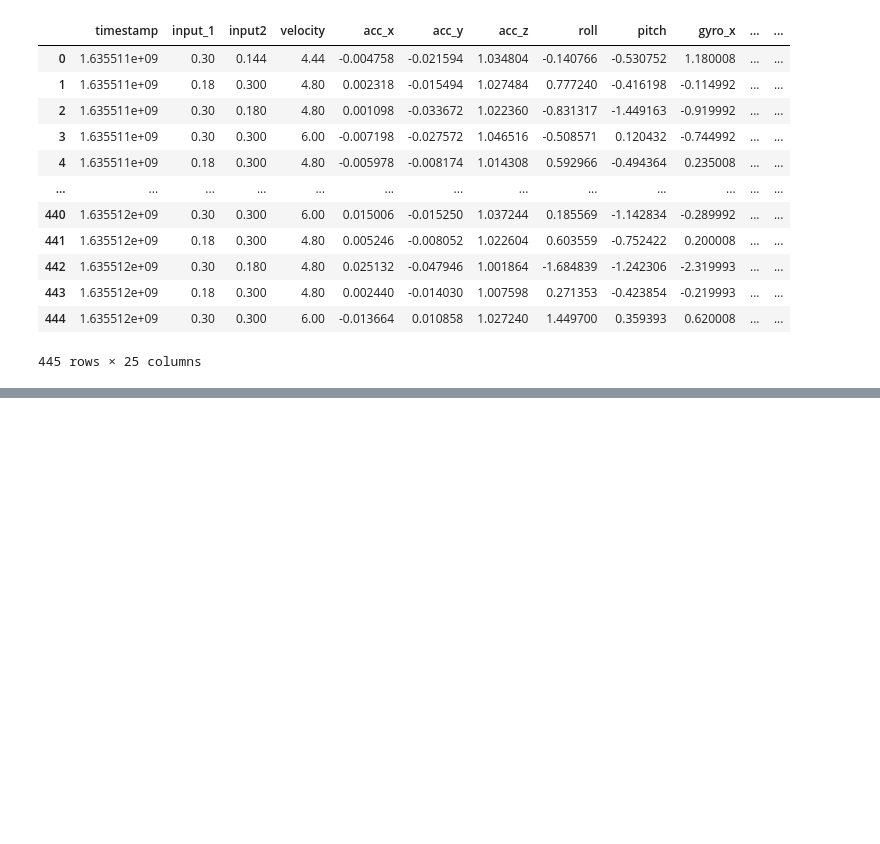
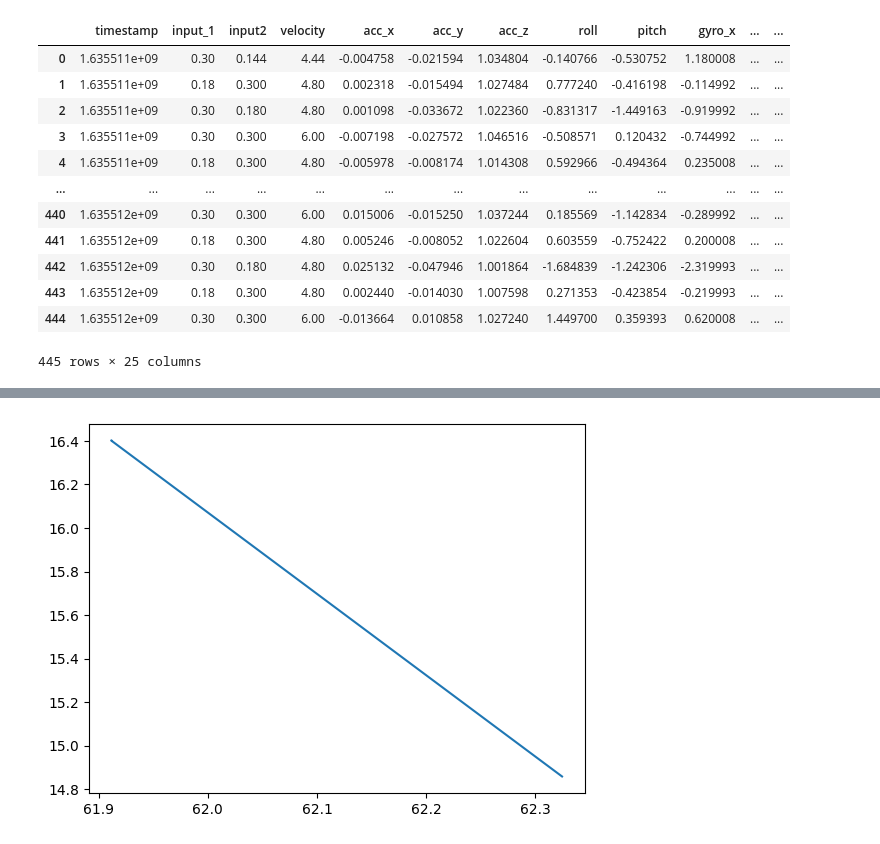
Before and after one commit to Nandu-Jagdish/BasicsOfSensorFusion23_Aalto, a Jupyter notebook: Project/part2.ipynb, the cells around one changed output, grey strips where cells are left out. Saved outputs shown, nothing was run; the diff lists cells and outputs as text; code cells hidden in the pictures; blank space fills up the shorter version.

```diff
--- a/Project/part2.ipynb
+++ b/Project/part2.ipynb
@@ -527,0 +561,4 @@ for index,row in df_imu_motor.iterrows():
+# %%
+#plot the x and y position
+p_x = [arr[0] for arr in muList]
+p_y = [arr[1] for arr in muList]
@@ -527,0 +585,5 @@ for index,row in df_imu_motor.iterrows():
+# %%
+plt.plot(p_x,p_y)
+plt.show()
+# %% [output]
+[figure, added]
```
Also changed, not shown: parts of 5 cells of this notebook.
